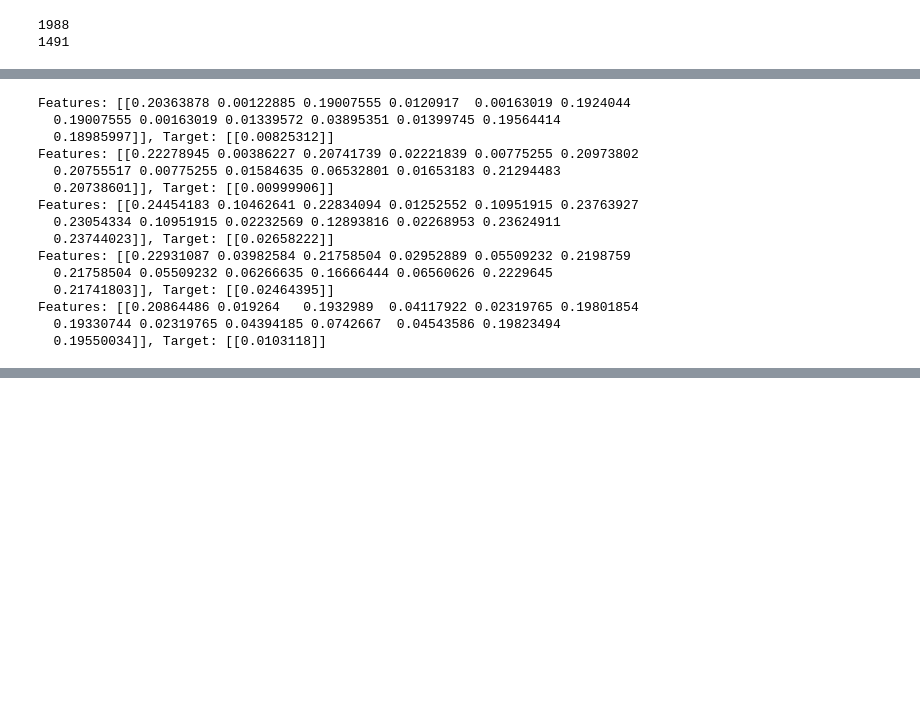
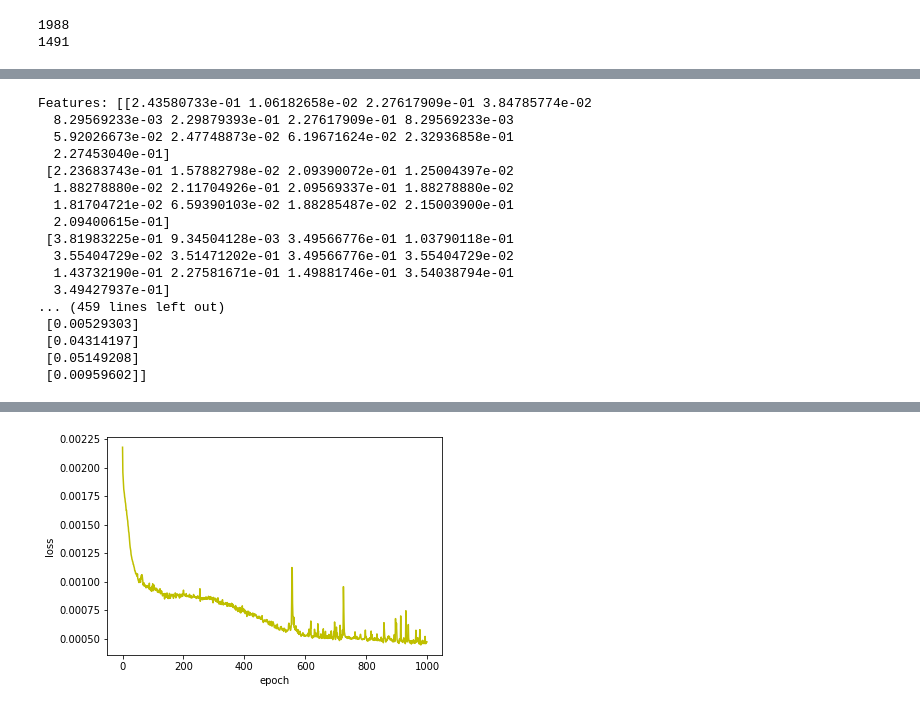
Before and after one commit to hoyeon912/tickai, a Jupyter notebook: src/predict/52wk.ipynb, the cells around one changed output, grey strips where cells are left out. Cells and saved outputs as stored; diff of their text form; code cells hidden in the pictures; blank space fills up the shorter version.

```diff
--- a/src/predict/52wk.ipynb
+++ b/src/predict/52wk.ipynb
@@ -121,27 +121,29 @@ Features: [[0.21724783 0.00263311 0.20504563 0.0183605  0.00536928 0.20691358
 # %%
 train_dataset = dataset.skip(int(len(dataset)*test_split))
-train_dataset = train_dataset.batch(1)
+train_dataset = train_dataset.batch(20)
 for feat, targ in train_dataset.take(5):
     print ('Features: {}, Target: {}'.format(feat, targ))
 # %% [output]
-Features: [[0.20363878 0.00122885 0.19007555 0.0120917  0.00163019 0.1924044
-  0.19007555 0.00163019 0.01339572 0.03895351 0.01399745 0.19564414
-  0.18985997]], Target: [[0.00825312]]
-Features: [[0.22278945 0.00386227 0.20741739 0.02221839 0.00775255 0.20973802
-  0.20755517 0.00775255 0.01584635 0.06532801 0.01653183 0.21294483
-  0.20738601]], Target: [[0.00999906]]
-Features: [[0.24454183 0.10462641 0.22834094 0.01252552 0.10951915 0.23763927
-  0.23054334 0.10951915 0.02232569 0.12893816 0.02268953 0.23624911
-  0.23744023]], Target: [[0.02658222]]
-Features: [[0.22931087 0.03982584 0.21758504 0.02952889 0.05509232 0.2198759
-  0.21758504 0.05509232 0.06266635 0.16666444 0.06560626 0.2229645
-  0.21741803]], Target: [[0.02464395]]
-Features: [[0.20864486 0.019264   0.1932989  0.04117922 0.02319765 0.19801854
-  0.19330744 0.02319765 0.04394185 0.0742667  0.04543586 0.19823494
-  0.19550034]], Target: [[0.0103118]]
+Features: [[2.43580733e-01 1.06182658e-02 2.27617909e-01 3.84785774e-02
+  8.29569233e-03 2.29879393e-01 2.27617909e-01 8.29569233e-03
+  5.92026673e-02 2.47748873e-02 6.19671624e-02 2.32936858e-01
+  2.27453040e-01]
+ [2.23683743e-01 1.57882798e-02 2.09390072e-01 1.25004397e-02
+  1.88278880e-02 2.11704926e-01 2.09569337e-01 1.88278880e-02
+  1.81704721e-02 6.59390103e-02 1.88285487e-02 2.15003900e-01
+  2.09400615e-01]
+ [3.81983225e-01 9.34504128e-03 3.49566776e-01 1.03790118e-01
+  3.55404729e-02 3.51471202e-01 3.49566776e-01 3.55404729e-02
+  1.43732190e-01 2.27581671e-01 1.49881746e-01 3.54038794e-01
+  3.49427937e-01]
+... (459 lines left out)
+ [0.00529303]
+ [0.04314197]
+ [0.05149208]
+ [0.00959602]]
 # %%
 model = build_model()
-hist = model.fit(train_dataset, epochs=200, batch_size=20)
+hist = model.fit(train_dataset, epochs=1000, batch_size=20)
 plt.plot(hist.history['loss'], 'y', label='train loss')
 plt.xlabel('epoch')
 plt.ylabel('loss')
@@ -167,3 +169,4 @@ Epoch 9/200
+[figure, added]
 # %%
 result = model.evaluate(test_dataset, return_dict=True)
 print(result)
```
Also changed, not shown: parts of 13 cells of this notebook.
